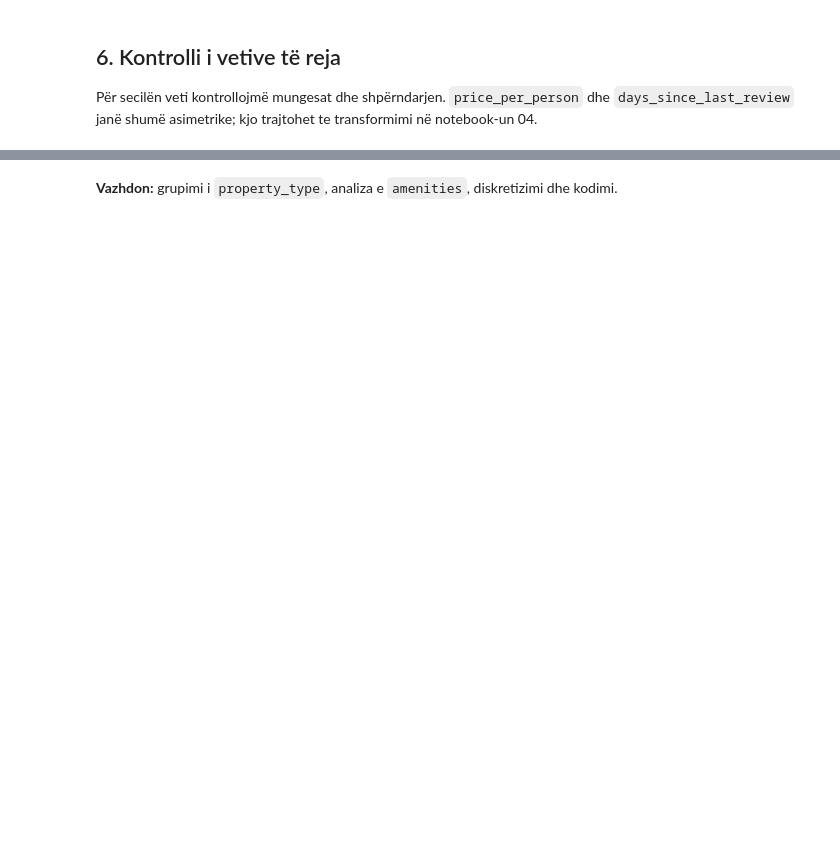
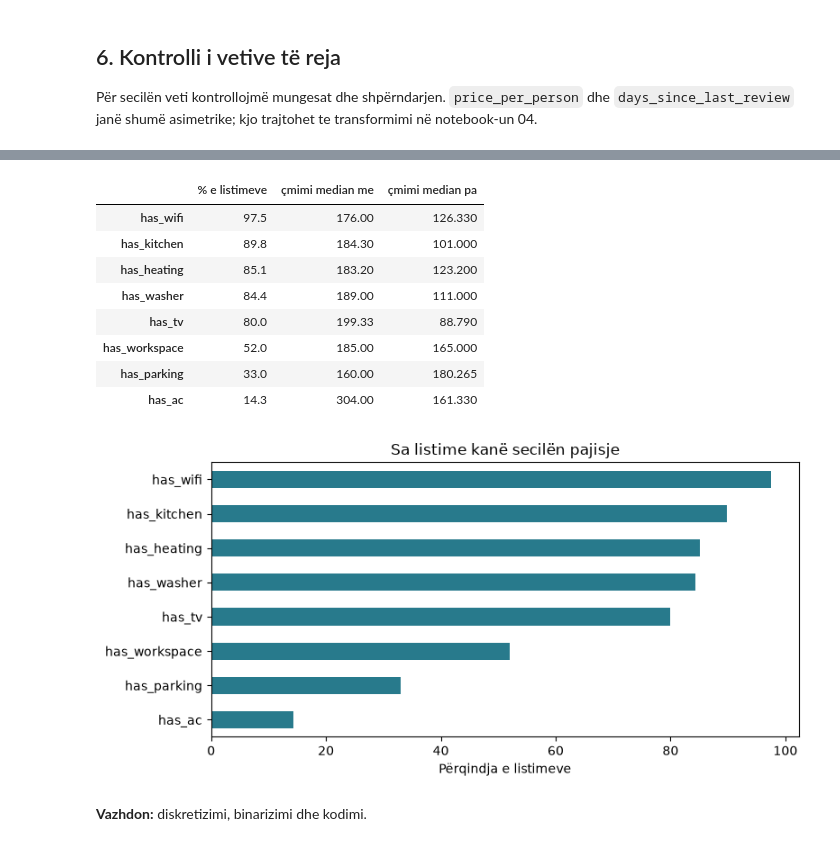
Before and after one commit to yllkeberisha/pvdh_group_10, a Jupyter notebook: notebooks/03_krijimi_vetive_dhe_kodimi.ipynb, the cells around one changed output, grey strips where cells are left out. Cells and saved outputs as stored; diff of their text form; code cells hidden in the pictures; blank space fills up the shorter version.

Commit message:
Add property type groups and amenity features to notebook 03

```diff
--- a/notebooks/03_krijimi_vetive_dhe_kodimi.ipynb
+++ b/notebooks/03_krijimi_vetive_dhe_kodimi.ipynb
@@ -146,0 +198,9 @@ plt.show()
+# %%
+amenity_lists = df["amenities"].fillna("[]").map(json.loads)
+old_count = df["amenities"].fillna("[]").astype(str).str.count('"') // 2
+df["amenity_count"] = amenity_lists.map(len)
+wrong = old_count.ne(df["amenity_count"])
+print(f"Listime me numër të gabuar me metodën e vjetër: {int(wrong.sum())}")
+display(pd.DataFrame({"id": df.loc[wrong, "id"], "numri i vjetër": old_count[wrong], "numri i ri": df.loc[wrong, "amenity_count"],
+                      "pajisjet me thonjëza": amenity_lists[wrong].map(lambda items: [a for a in items if '"' in a])}))
+display(df["amenity_count"].describe().round(1).to_frame())
@@ -147,2 +233,39 @@ plt.show()
+# %%
+AMENITY_FLAGS = {
+    "has_wifi": r"wifi",
+    "has_kitchen": r"^(?:kitchen|kitchenette)$",
+    "has_ac": r"air conditioning|\bac\b",
+    "has_heating": r"heating",
+    "has_washer": r"(?<!dish)washer",
+    "has_parking": r"parking.*on premises",
+    "has_tv": r"\b(?:hd)?tv\b",
+    "has_workspace": r"dedicated workspace",
+}
+amenity_text = amenity_lists.map(lambda items: "\n".join(items).lower())
+for flag, pattern in AMENITY_FLAGS.items():
+    df[flag] = amenity_text.str.contains(pattern, flags=re.MULTILINE, regex=True)
+
+flags = list(AMENITY_FLAGS)
+summary = pd.DataFrame({
+    "% e listimeve": df[flags].mean().mul(100).round(1),
+    "çmimi median me": [df.loc[df[flag], "price"].median() for flag in flags],
+    "çmimi median pa": [df.loc[~df[flag], "price"].median() for flag in flags],
+}).sort_values("% e listimeve", ascending=False)
+display(summary)
+ax = summary["% e listimeve"].sort_values().plot.barh(figsize=(8, 4), color="#287a8c")
+ax.set(xlabel="Përqindja e listimeve", ylabel="", title="Sa listime kanë secilën pajisje")
+plt.tight_layout()
+plt.show()
+# %% [output]
+|  | % e listimeve | çmimi median me | çmimi median pa |
+| has_wifi | 97.5 | 176.00 | 126.330 |
+| has_kitchen | 89.8 | 184.30 | 101.000 |
+| has_heating | 85.1 | 183.20 | 123.200 |
+| has_washer | 84.4 | 189.00 | 111.000 |
+| has_tv | 80.0 | 199.33 | 88.790 |
+| has_workspace | 52.0 | 185.00 | 165.000 |
+| has_parking | 33.0 | 160.00 | 180.265 |
+| has_ac | 14.3 | 304.00 | 161.330 |
+[figure, added]
 # %% [markdown]
-**Vazhdon:** grupimi i `property_type`, analiza e `amenities`, diskretizimi dhe kodimi.
+**Vazhdon:** diskretizimi, binarizimi dhe kodimi.
```
Also changed, not shown: parts of 12 cells of this notebook.
